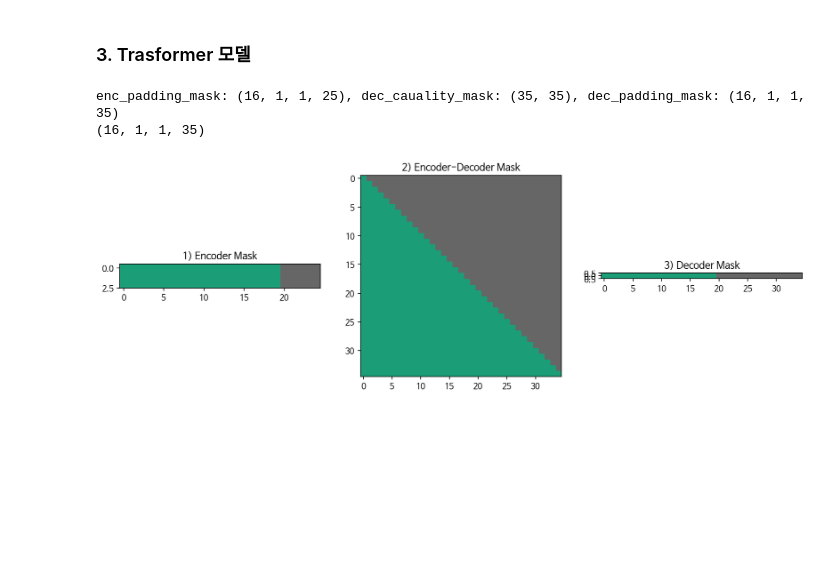
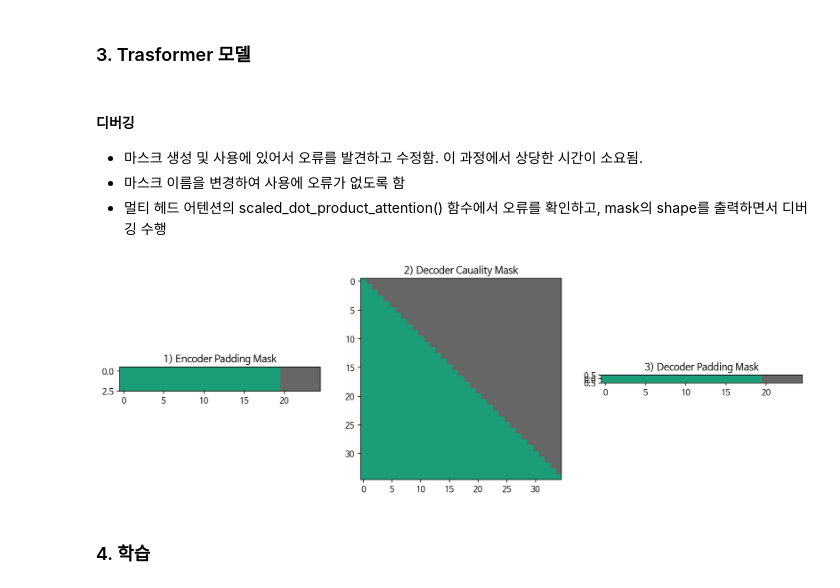
Before and after one commit to sendglee/AIFFEL_quest_rs, a Jupyter notebook: GoingDeeper/De05/transformer.ipynb, the cells around one changed output. Cells and saved outputs as stored; diff of their text form; code cells hidden in the pictures; blank space fills up the shorter version.

```diff
--- a/GoingDeeper/De05/transformer.ipynb
+++ b/GoingDeeper/De05/transformer.ipynb
@@ -578,40 +542,44 @@ def generate_masks(src, tgt):
 
     #print(f'enc_padding_mask: {enc_padding_mask.shape}, dec_cauality_mask: {dec_cauality_mask.shape}, dec_padding_mask: {dec_padding_mask.shape}')
     return enc_padding_mask, dec_cauality_mask, dec_padding_mask
+# %% [markdown]
+#### 디버깅
+- 마스크 생성 및 사용에 있어서 오류를 발견하고 수정함. 이 과정에서 상당한 시간이 소요됨.
+- 마스크 이름을 변경하여 사용에 오류가 없도록 함
+- 멀티 헤드 어텐션의 scaled_dot_product_attention() 함수에서 오류를 확인하고, mask의 shape를 출력하면서 디버깅 수행
 # %%
+# 마스크 생성 확인
 batch, length = 16, 20
 src_padding = 5
 tgt_padding = 15
 
 src_pad = tf.zeros(shape=(batch, src_padding))
 tgt_pad = tf.zeros(shape=(batch, tgt_padding))
 
 sample_data = tf.ones(shape=(batch, length))
 
 sample_src = tf.concat([sample_data, src_pad], axis=-1)
 sample_tgt = tf.concat([sample_data, tgt_pad], axis=-1)
 
-enc_mask, dec_enc_mask, dec_mask = generate_masks(sample_src, sample_tgt)
-print(dec_mask.shape)
+enc_padding_mask, dec_cauality_mask, dec_padding_mask = generate_masks(sample_src, sample_tgt)
+
 fig = plt.figure(figsize=(15, 15))
 
 ax1 = fig.add_subplot(131)
 ax2 = fig.add_subplot(132)
 ax3 = fig.add_subplot(133)
 
-ax1.set_title('1) Encoder Mask')
-ax2.set_title('2) Encoder-Decoder Mask')
-ax3.set_title('3) Decoder Mask')
+ax1.set_title('1) Encoder Padding Mask')
+ax2.set_title('2) Decoder Cauality Mask')
+ax3.set_title('3) Decoder Padding Mask')
 
-ax1.imshow(enc_mask[:3, 0, 0].numpy(), cmap='Dark2')
-#ax2.imshow(dec_enc_mask[0, 0].numpy(), cmap='Dark2')
-ax2.imshow(dec_enc_mask.numpy(), cmap='Dark2')
-ax3.imshow(dec_mask[0, 0].numpy(), cmap='Dark2')
-#ax3.imshow(dec_mask.numpy(), cmap='Dark2')
+ax1.imshow(enc_padding_mask[:3, 0, 0].numpy(), cmap='Dark2')
+ax2.imshow(dec_cauality_mask.numpy(), cmap='Dark2')
+ax3.imshow(dec_padding_mask[0, 0].numpy(), cmap='Dark2')
 
 plt.show()
 # %% [output]
-enc_padding_mask: (16, 1, 1, 25), dec_cauality_mask: (35, 35), dec_padding_mask: (16, 1, 1, 35)
-(16, 1, 1, 35)
-[figure, old version]
+[figure, new version]
+# %% [markdown]
+### 4. 학습
 # %%
```
Also changed, not shown: parts of 31 cells of this notebook.
